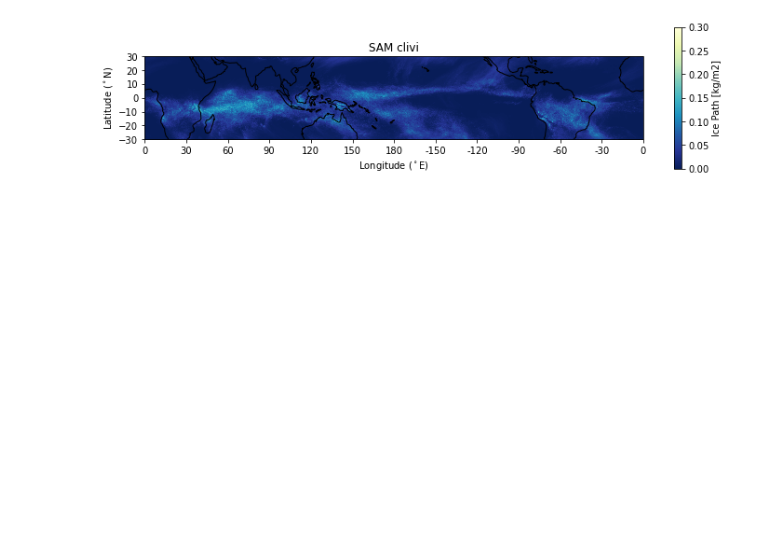
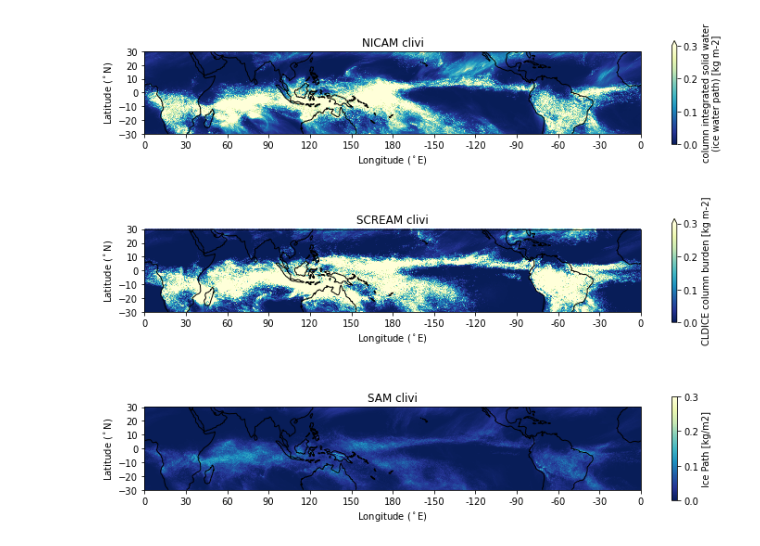
Before and after one commit to smturbev/dyamond2, a Jupyter notebook: python_scripts/global_tropics_mean.ipynb, the cells around one changed output. Cells and saved outputs as stored; diff of their text form; code cells hidden in the pictures; blank space fills up the shorter version.

Commit message:
update - getting variables and plotting latlon on mistral

```diff
--- a/python_scripts/global_tropics_mean.ipynb
+++ b/python_scripts/global_tropics_mean.ipynb
@@ -30,0 +9,13 @@ var_ds = var_ds.sortby(var_ds.lat)
+# %%
+if var=="clivi":
+    var_ni = xr.open_dataset(ap.get_timmean_file("NICAM", var))[var]
+    var_sa = xr.open_dataset(ap.get_timmean_file("SAM", var))[var]
+    var_sc = xr.open_dataset(ap.get_timmean_file("SCREAMr", var))[var]
+    var_ge = xr.open_dataset(ap.get_timmean_file("GEOS", var))[var]
+elif (var=="rlt") or (var=="rlut"):
+    var_ni = xr.open_dataset(ap.get_timmean_file("NICAM", "rlut"))["rlut"]
+    var_sa = xr.open_dataset(ap.get_timmean_file("SAM", "rlt"))["rlt"]
+    var_sc = xr.open_dataset(ap.get_timmean_file("SCREAMr", "rlt"))["rlt"]
+    var_ge = xr.open_dataset(ap.get_timmean_file("GEOS", "rlut"))["rlut"]
+
+var_sc
@@ -31,24 +40,53 @@ var_ds = var_ds.sortby(var_ds.lat)
 # %%
-fig = plt.figure(figsize=(12,4))
-axis = plt.axes(projection=ccrs.PlateCarree(central_longitude=180))
+fig, [axni, axsc, axsa] = plt.subplots(3,1, figsize=(12,10),
+                                       subplot_kw={'projection':ccrs.PlateCarree(central_longitude=180)} )
+cmap = "YlGnBu_r"
+vmin, vmax = 0, 0.3
+# vmin, vmax = 180, 310
+models = ["NICAM", "SCREAM", "SAM", "GEOS"]
 
-var_ds.isel(time=0).plot(
-    ax=axis,
+var_ni.isel(time=0).plot(
+    ax=axni,
     transform=ccrs.PlateCarree(),
-    cmap="YlGnBu_r",
-    vmin=0, vmax=0.3,
+    cmap=cmap,
+    vmin=vmin, vmax=vmax,
     cbar_kwargs={"orientation": "vertical", "shrink": 0.7},
     robust=True
 )
+var_sc.isel(time=0).plot(
+    ax=axsc,
+    transform=ccrs.PlateCarree(),
+    cmap=cmap,
+    vmin=vmin, vmax=vmax,
+    cbar_kwargs={"orientation": "vertical", "shrink": 0.7},
+    robust=True
+)
+var_sa.isel(time=0).plot(
+    ax=axsa,
+    transform=ccrs.PlateCarree(),
+    cmap=cmap,
+    vmin=vmin, vmax=vmax,
+    cbar_kwargs={"orientation": "vertical", "shrink": 0.7},
+    robust=True
+)
+# var_ge.isel(time=0).plot(
+#     ax=axge,
+#     transform=ccrs.PlateCarree(),
+#     cmap=cmap,
+#     vmin=vmin, vmax=vmax,
+#     cbar_kwargs={"orientation": "vertical", "shrink": 0.7},
+#     robust=True
+# )
 
-axis.coastlines()
-axis.set_xticks(np.arange(-180,181,30))
-axis.set_xticklabels([0,30,60,90,120,150,180,-150,-120,-90,-60,-30,0])
-axis.set_yticks(np.arange(-30,31,10))
-axis.set_title(model+" "+var)
-axis.set_xlabel("Longitude ($^\circ$E)")
-axis.set_ylabel("Latitude ($^\circ$N)")
-plt.savefig("../plots/GT/timmean_{}_{}.png".format(model, var), dpi=150)
+for i, axis in enumerate([axni, axsc, axsa]):
+    axis.coastlines()
+    axis.set_xticks(np.arange(-180,181,30))
+    axis.set_xticklabels([0,30,60,90,120,150,180,-150,-120,-90,-60,-30,0])
+    axis.set_yticks(np.arange(-30,31,10))
+    axis.set_title(models[i]+" "+var)
+    axis.set_xlabel("Longitude ($^\circ$E)")
+    axis.set_ylabel("Latitude ($^\circ$N)")
+plt.savefig("../plots/GT/timmean_{}.png".format(var), dpi=150)
 plt.show()
 # %% [output]
-[figure, old version]
+[figure, new version]
```
Also changed, not shown: parts of 6 cells of this notebook, 26 other files.
